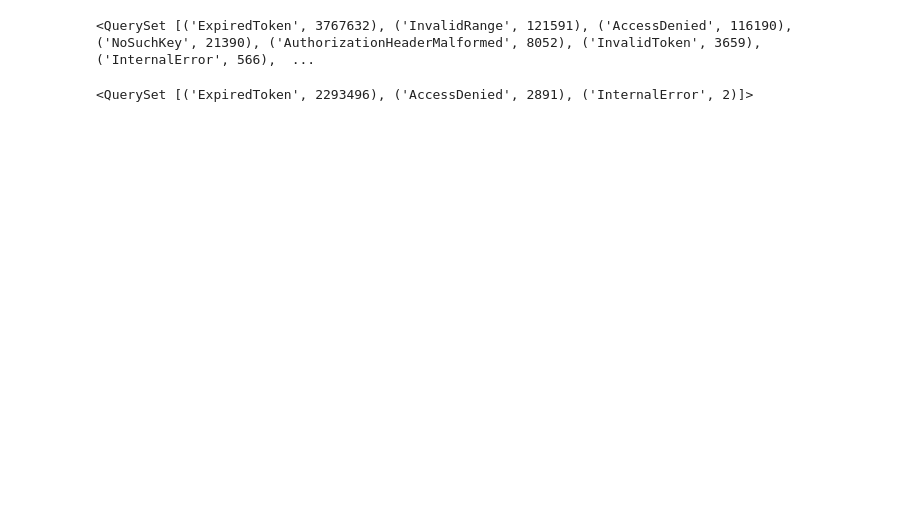
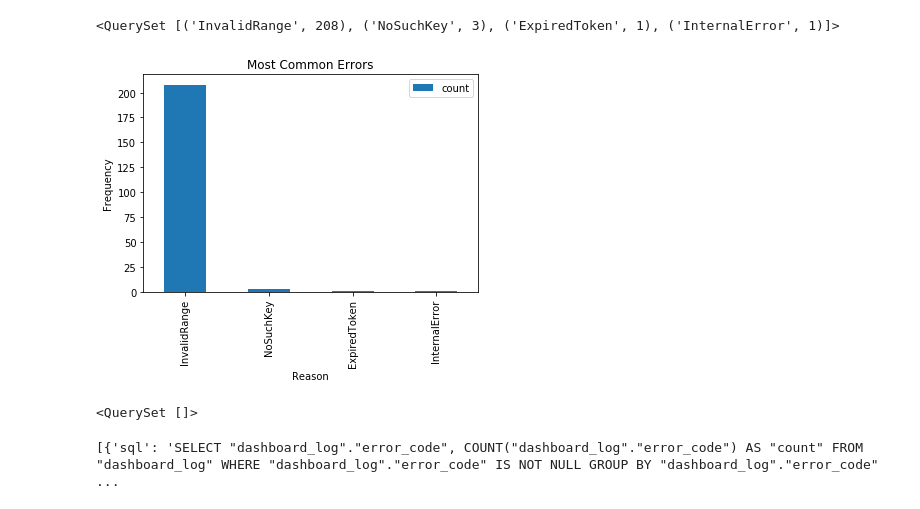
Before and after one commit to qhdwight/stanford-intern-2019, a Jupyter notebook: website/dashboard/bad_request_analysis.ipynb, the cells around one changed output. Saved outputs shown, nothing was run; the diff lists cells and outputs as text; code cells hidden in the pictures; blank space fills up the shorter version.

```diff
--- a/website/dashboard/bad_request_analysis.ipynb
+++ b/website/dashboard/bad_request_analysis.ipynb
@@ -13,12 +16,24 @@ from django.db.models import Count
 bad_request_logs = Log.objects.filter(error_code__isnull=False)
 # Grouping by error code and counting the ones that appear most, sorting by frequency
 most_common_errors = bad_request_logs.values_list('error_code').annotate(count=Count('error_code')).order_by('-count')
-most_common_errors
+print(most_common_errors)
 # %% [output]
-<QuerySet [('ExpiredToken', 3767632), ('InvalidRange', 121591), ('AccessDenied', 116190), ('NoSuchKey', 21390), ('AuthorizationHeaderMalformed', 8052), ('InvalidToken', 3659), ('InternalError', 566),  ...
+<QuerySet [('InvalidRange', 208), ('NoSuchKey', 3), ('ExpiredToken', 1), ('InternalError', 1)]>
+# %%
+all_errors_df = pd.DataFrame(most_common_errors, columns=['reason', 'count'])
+all_errors_df.set_index('reason', inplace=True)
+axes = all_errors_df.plot(kind='bar')
+axes.set(xlabel="Reason", ylabel="Frequency", title='Most Common Errors')
+plt.show()
+# %% [output]
+[figure, added]
 # %%
 # Search based on a specific value of a field, in this case an IP
 china_ip_errors = bad_request_logs.filter(ip_address='202.118.228.188').values_list('error_code').annotate(count=Count('error_code')).order_by('-count')
-china_ip_errors
+print(china_ip_errors)
 # %% [output]
-<QuerySet [('ExpiredToken', 2293496), ('AccessDenied', 2891), ('InternalError', 2)]>
+<QuerySet []>
+# %%
+print(connection.queries)
+# %% [output]
+[{'sql': 'SELECT "dashboard_log"."error_code", COUNT("dashboard_log"."error_code") AS "count" FROM "dashboard_log" WHERE "dashboard_log"."error_code" IS NOT NULL GROUP BY "dashboard_log"."error_code"  ...
```
Also changed, not shown: parts of 1 cell of this notebook, 13 other files.
